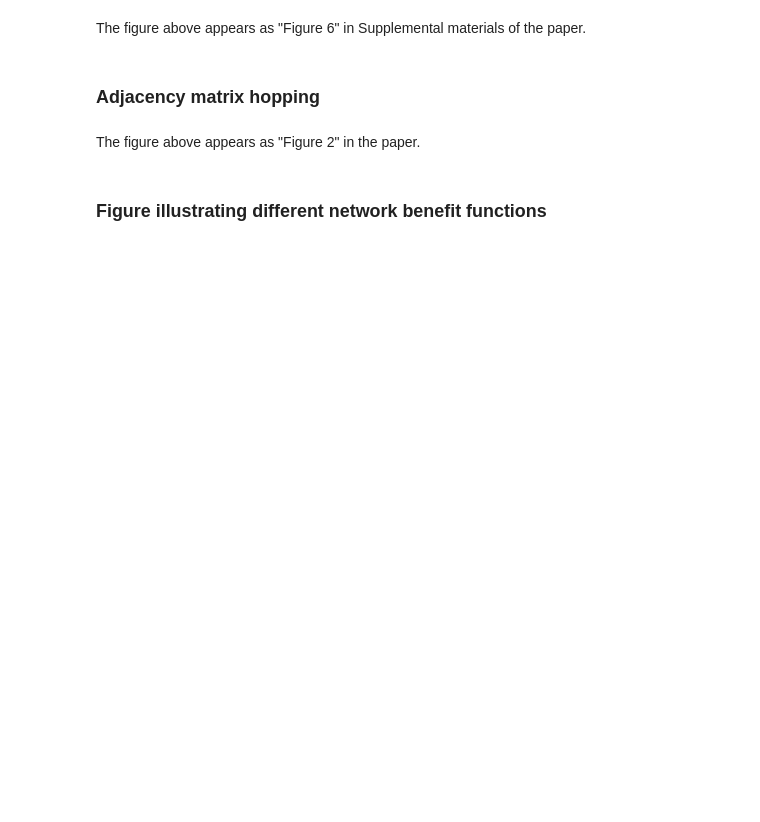
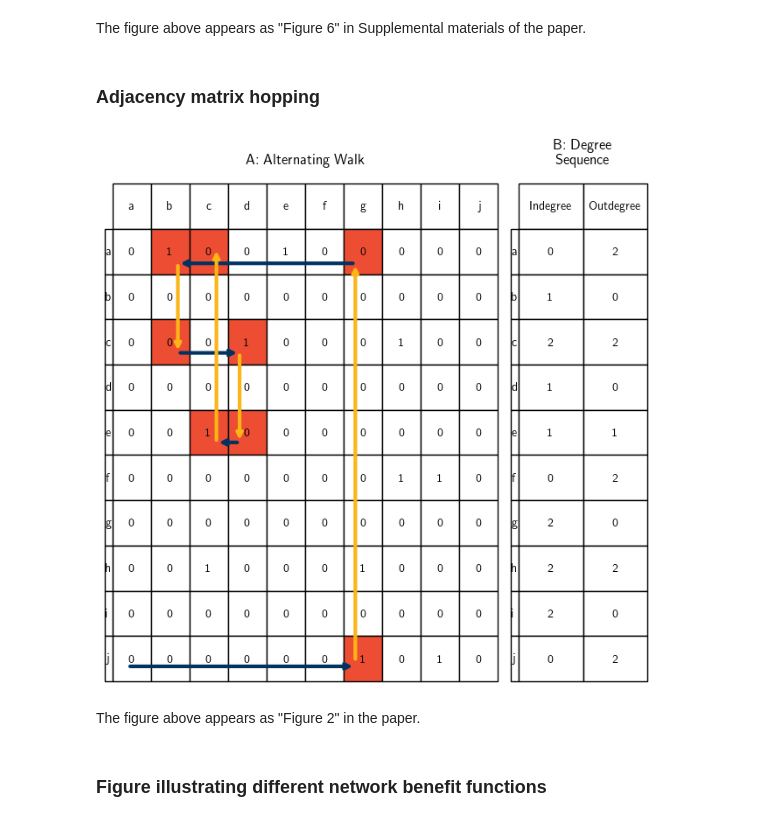
Before and after one commit to bryangraham/Testing_Networks, a Jupyter notebook: Testing_for_Strategic_Interaction_Notebook_1.ipynb, the cells around one changed output. Cells and saved outputs as stored; diff of their text form; code cells hidden in the pictures; blank space fills up the shorter version.

```diff
--- a/Testing_for_Strategic_Interaction_Notebook_1.ipynb
+++ b/Testing_for_Strategic_Interaction_Notebook_1.ipynb
@@ -521,6 +533,7 @@ colors = [["w", "#ED4E33", "#ED4E33", "w",       "w", "w", "#ED4E33", "w", "w",
 
 
 ax = axes[0]
+ax.set_rasterized(True)
 plt.axes(ax)
 plt.axis('off')
 
@@ -536,35 +549,37 @@ ax.annotate("", xy = (0.17, 0.84), xytext=(0.63, 0.84), arrowprops = dict(arrows
 ax.annotate("", xy = (0.17, 0.66), xytext=(0.17, 0.84), arrowprops = dict(arrowstyle="->", color="#FDB515", lw = 3))
 ax.annotate("", xy = (0.33, 0.66), xytext=(0.17, 0.66), arrowprops = dict(arrowstyle="->", color="#003262", lw = 3))
 ax.annotate("", xy = (0.33, 0.48), xytext=(0.33, 0.66), arrowprops = dict(arrowstyle="->", color="#FDB515", lw = 3))
 ax.annotate("", xy = (0.27, 0.48), xytext=(0.33, 0.48), arrowprops = dict(arrowstyle="->", color="#003262", lw = 3))
 ax.annotate("", xy = (0.27, 0.87), xytext=(0.27, 0.48), arrowprops = dict(arrowstyle="->", color="#FDB515", lw = 3))
 
 # Add title
 plt.title("A: Alternating Walk" , fontsize=12, y = 1.025)
 
 #---------------------------------------#
 #- DRAW DEGREE SEQUENCE                -#
 #---------------------------------------#
 
 ax = axes[1]
 plt.axes(ax)
 plt.axis('off')
 
 Degree_Sequence = plt.table(cellText = deg_seq, rowLabels = nodes, colLabels = ["Indegree", "Outdegree"], \
                             colWidths = [0.5]*2, cellLoc = 'center', bbox=[0,0,1,1])
 Degree_Sequence.auto_set_font_size(False)
 Degree_Sequence.set_fontsize(10)
 
 # Add title
 plt.title("B: Degree\nSequence" , fontsize=12, y = 1.025)
 
 # Save result (png)
 plt.tight_layout()
 plt.savefig(graphics+'Alternating_Walk_Example.png', dpi=500)
 
 # Save result (eps)
-#plt.tight_layout()
-#plt.savefig(graphics+'Alternating_Walk_Example.eps', dpi=500)
+plt.tight_layout()
+plt.savefig(graphics+'Alternating_Walk_Example.eps', dpi=500)
+# %% [output]
+[figure, added]
 # %% [markdown]
 The figure above appears as "Figure 2" in the paper.
 # %% [markdown]
```
Also changed, not shown: parts of 3 cells of this notebook, 5 other files.
